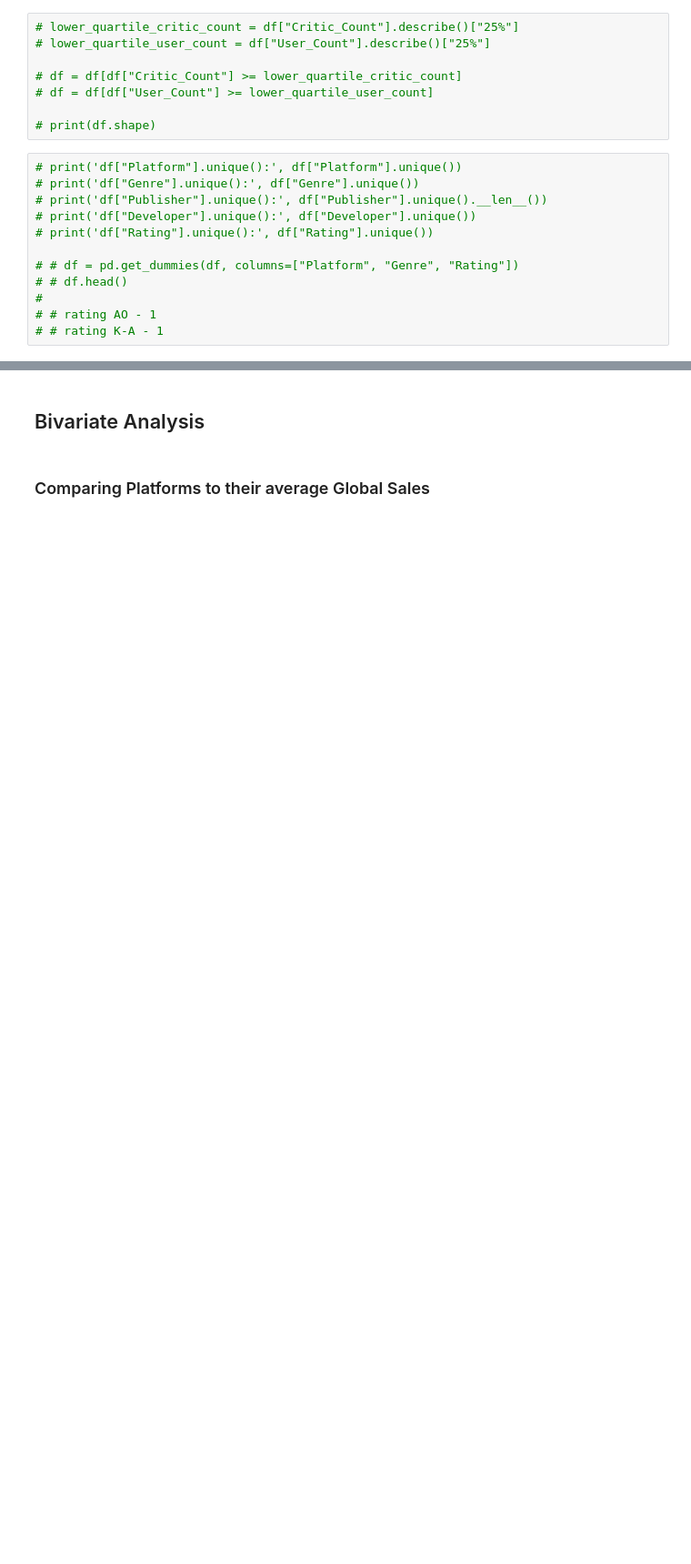
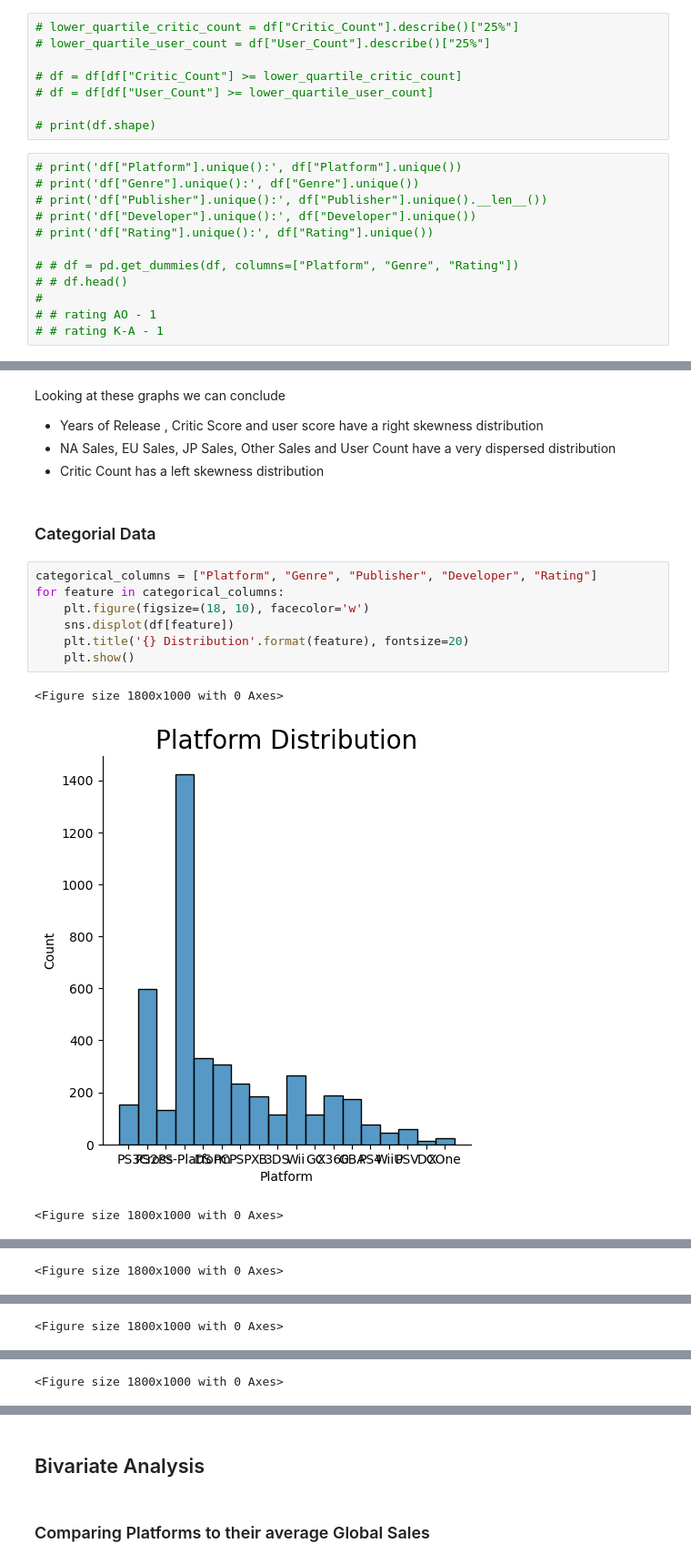
Before and after one commit to SahirHameed/Video-Game-Sales-Prediction, a Jupyter notebook: Video_Game_Sales_Prediction.ipynb, the cells around one changed output, grey strips where cells are left out. Shown at 91% size. Saved outputs shown, nothing was run; the diff lists cells and outputs as text; blank space fills up the shorter version.

```diff
--- a/Video_Game_Sales_Prediction.ipynb
+++ b/Video_Game_Sales_Prediction.ipynb
@@ -427,0 +471,18 @@ plt.show()
+# %% [markdown]
+Looking at these graphs we can conclude
+- Years of Release , Critic Score and user score have a right skewness distribution
+- NA Sales, EU Sales, JP Sales, Other Sales and User Count have a very dispersed distribution
+- Critic Count has a left skewness distribution
+# %% [markdown]
+### Categorial Data
+# %%
+categorical_columns = ["Platform", "Genre", "Publisher", "Developer", "Rating"]
+for feature in categorical_columns:
+    plt.figure(figsize=(18, 10), facecolor='w')
+    sns.displot(df[feature])
+    plt.title('{} Distribution'.format(feature), fontsize=20)
+    plt.show()
+# %% [output]
+<Figure size 1800x1000 with 0 Axes>
+[figure, added]
+<Figure size 1800x1000 with 0 Axes>
@@ -427,0 +490 @@ plt.show()
+<Figure size 1800x1000 with 0 Axes>
@@ -427,0 +492 @@ plt.show()
+<Figure size 1800x1000 with 0 Axes>
@@ -427,0 +494 @@ plt.show()
+<Figure size 1800x1000 with 0 Axes>
```
Also changed, not shown: parts of 38 cells of this notebook.
